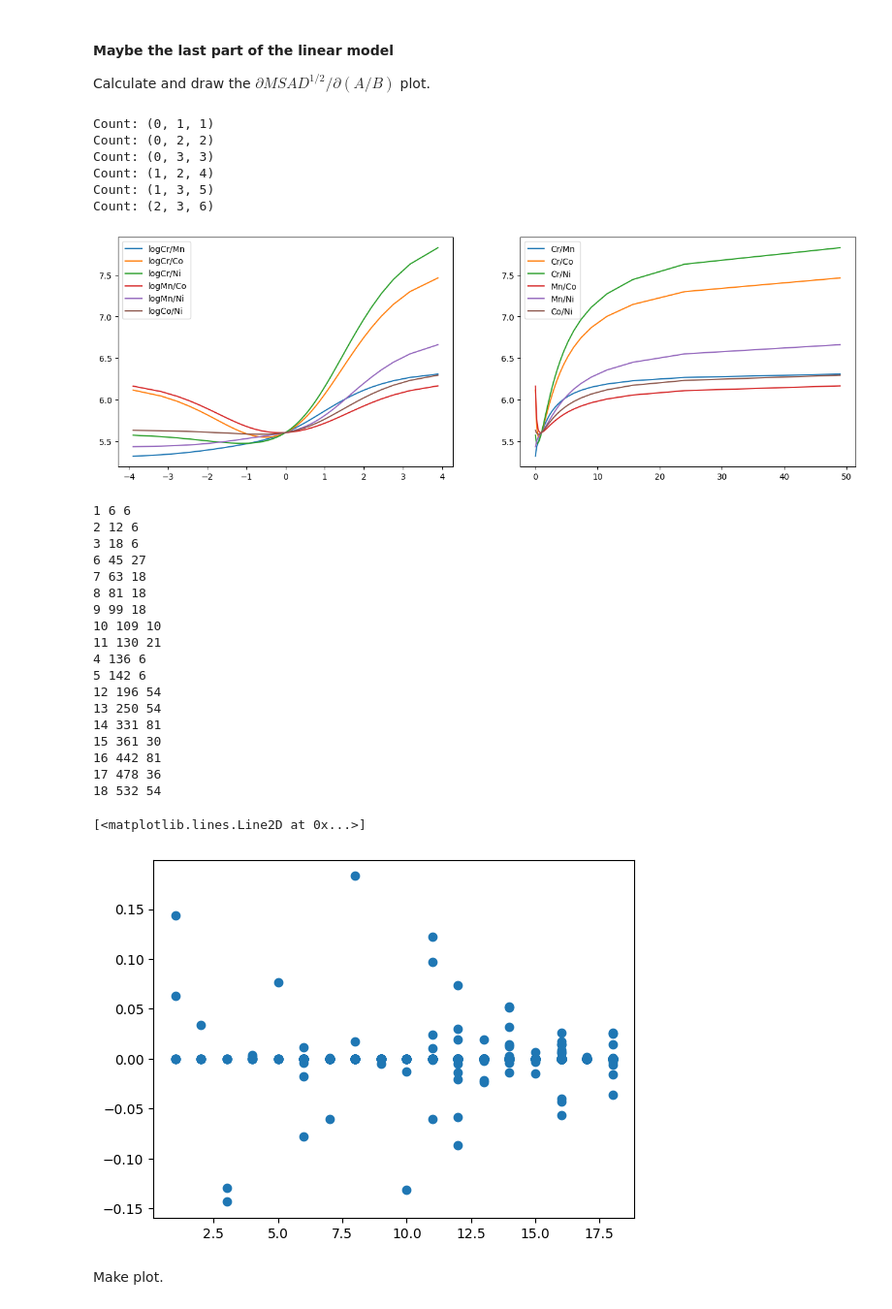
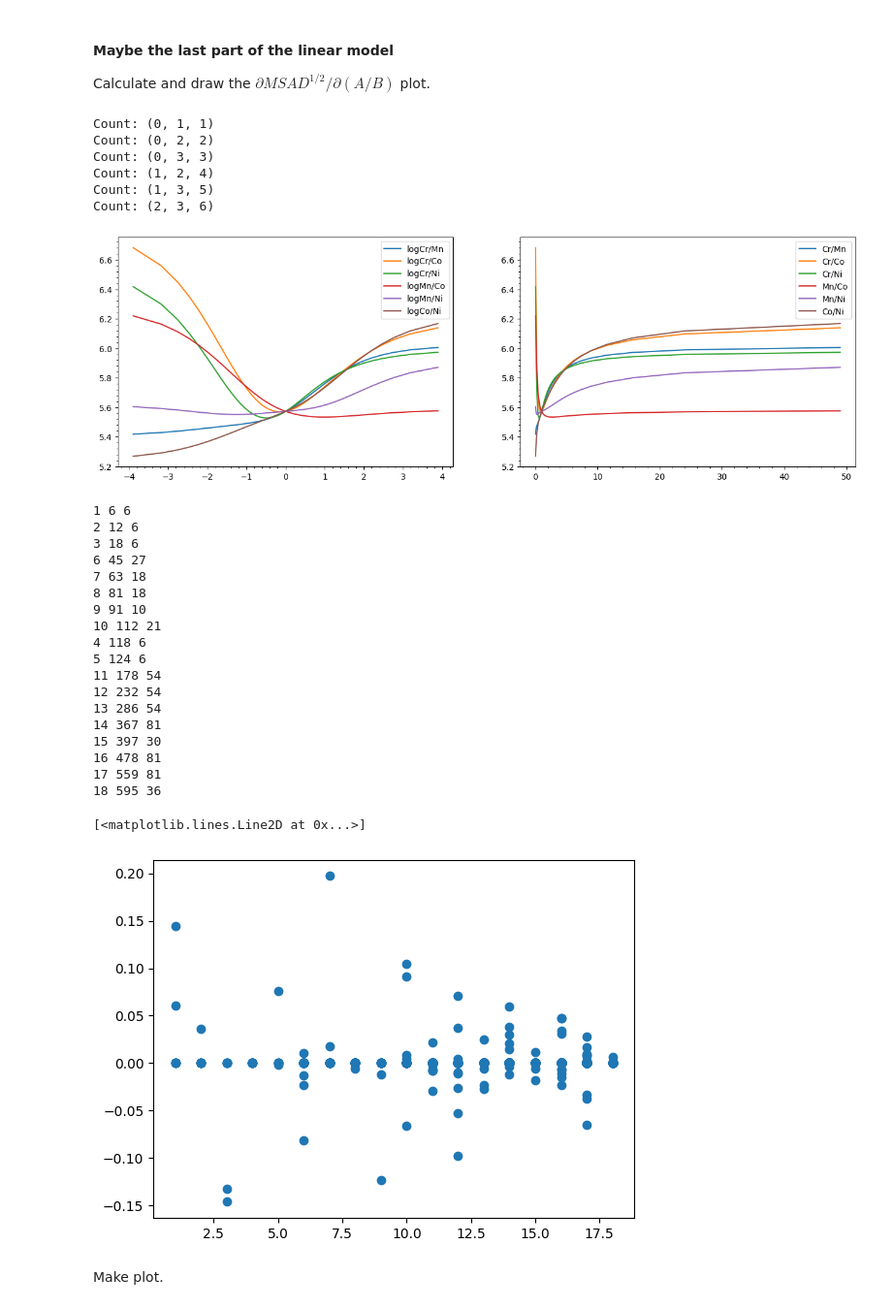
Before and after one commit to wzetto/MATools, a Jupyter notebook: CE_MC/cluster_ce_msad_debug.ipynb, the cells around one changed output. Shown at 97% size. Cells and saved outputs as stored; diff of their text form; code cells hidden in the pictures.

```diff
--- a/CE_MC/cluster_ce_msad_debug.ipynb
+++ b/CE_MC/cluster_ce_msad_debug.ipynb
@@ -1605,7 +1613,7 @@ class genetic:
             n_samples = weight_n.shape[0]
             # regr = LassoCV(alphas=np.logspace(-2,3,5), cv=5,
             #     max_iter=2000)
-            regr = Lars(n_nonzero_coefs=1500)
+            regr = Lasso(alpha=0.069, max_iter=2000)
             n_fold = 3 #* n-fold CV
 
             #* Use dynamic scalar
@@ -1835,5 +1856,5 @@ print(len(best_embed_), best_embed_)
 # %%
-chosen_embed_ = best_embed_[3]
+chosen_embed_ = best_embed_[2]
 chosen_embed_1 = chosen_embed_.copy()
 # chosen_embed_1 = np.load('./runs/demo/20230103/chosen_embed.npy')
 # chosen_embed_1[2] = 1.0 #* pair3
@@ -2237,7 +2258,7 @@ ce_ = CE(ind_1nn, ind_2nn, ind_3nn, ind_4nn, ind_5nn, ind_6nn,
 
         ind_quaraw, ind_quapbc, ind_raw, use_pbc=True, merge_basis=True)
 # %%
-atomic_ratio = np.array([0.40, 0.1, 0.25, 0.25])
+atomic_ratio = np.array([0.25, 0.25, 0.25, 0.25])
 
 #* Scalar part
 # chosen_embed_ = np.load('./runs/demo/20230103/chosen_embed.npy')
@@ -2333,56 +2354,56 @@ Count: (0, 3, 3)
 Count: (1, 2, 4)
 Count: (1, 3, 5)
 Count: (2, 3, 6)
-[figure, old version]
+[figure, new version]
 # %%
 '''
 Illustration of ECI-Cluster relationship.
 '''
 v_param = regr_ga.coef_
 v_0 = regr_ga.intercept_
 len_cum = 0
 
 embed_book_chosen = embed_book[eci_ind]
 cluster_type_chosen = embed_book_chosen.copy()
 for i in range(len(cluster_type_chosen)):
-    if i == 9:
+    if i == 8:
         j = 4
-    elif i == 10:
+    elif i == 9:
         j = 5
-    elif 3 <= i <= 7:
+    elif 3 <= i <= 6:
         j = i + 3
-    elif i == 8:
-        j = 11
+    elif i == 7:
+        j = 10
     else:
         j = i + 1
 
     len_s = len(cluster_type_chosen[i])
     len_cum += len_s
     print(j, len_cum, len_s)
 
     cluster_type_chosen[i] = np.ones(len_s)*j
 
 cluster_type_chosen = np.concatenate(cluster_type_chosen)
 plt.plot(cluster_type_chosen, v_param, 'o')
 # %% [output]
 1 6 6
 2 12 6
 3 18 6
 6 45 27
 7 63 18
 8 81 18
-9 99 18
-10 109 10
-11 130 21
-4 136 6
-5 142 6
-12 196 54
-13 250 54
-14 331 81
-15 361 30
-16 442 81
-17 478 36
-18 532 54
+9 91 10
+10 112 21
+4 118 6
+5 124 6
+11 178 54
+12 232 54
+13 286 54
+14 367 81
+15 397 30
+16 478 81
+17 559 81
+18 595 36
 [<matplotlib.lines.Line2D at 0x...>]
-[figure, old version]
+[figure, new version]
 # %%
```
Also changed, not shown: parts of 19 cells of this notebook, 12 other files.
